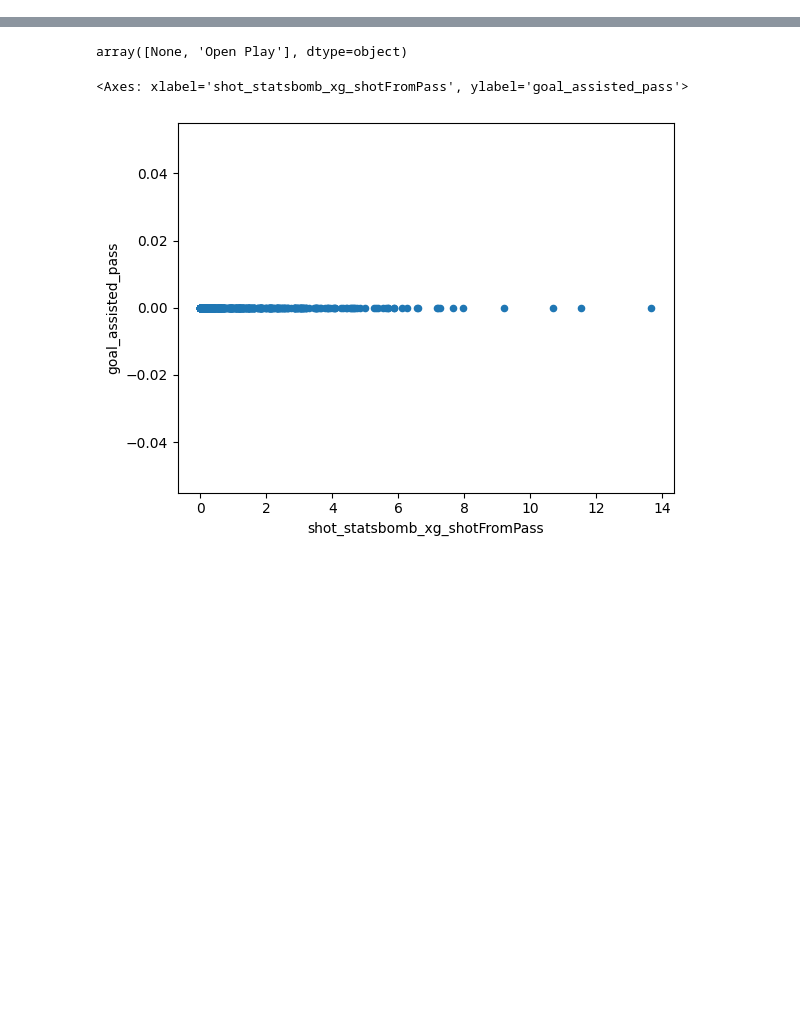
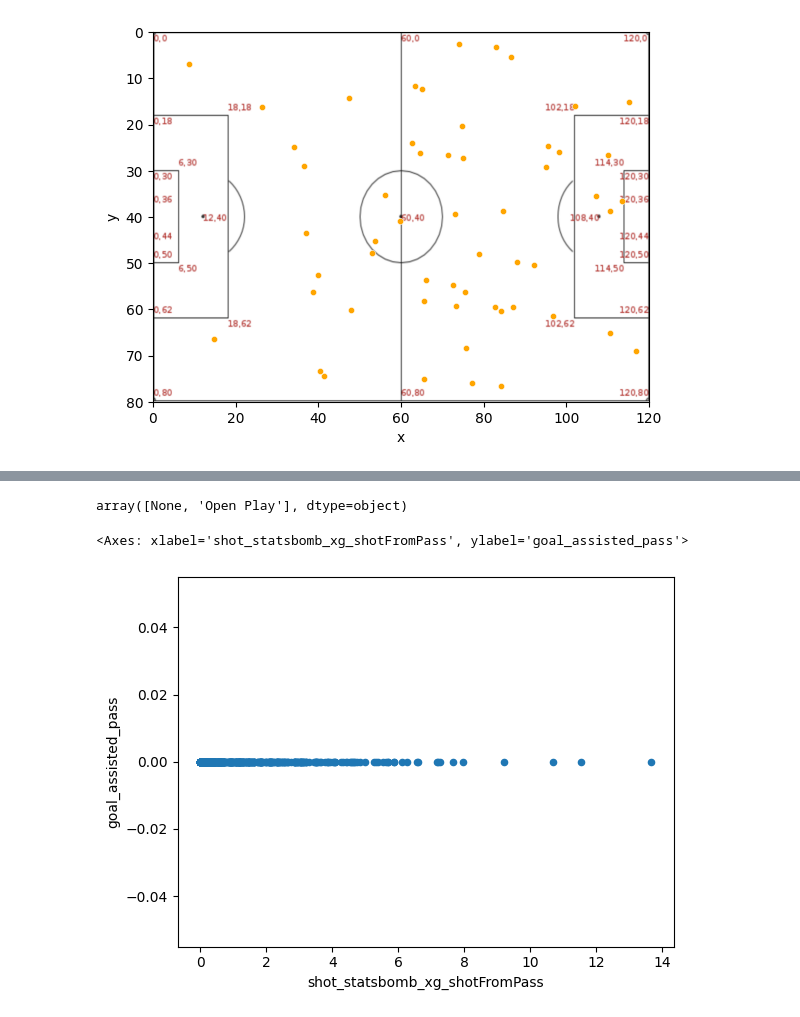
Before and after one commit to emirsglm/Bitirme, a Jupyter notebook: experiments.ipynb, the cells around one changed output, grey strips where cells are left out. Drawn from its saved outputs; the diff is of its cells as text; code cells hidden in the pictures; blank space fills up the shorter version.

```diff
--- a/experiments.ipynb
+++ b/experiments.ipynb
@@ -95,0 +102,29 @@ fouls_received.head(10)
+# %%
+
+# Scatter plot
+bg_image = plt.imread('/Users/emirysaglam/GitHub/Bitirme/pitch.png')
+
+
+# Create figure and axes
+fig, ax = plt.subplots()
+
+# Display the background image
+ax.imshow(bg_image, extent=[0, 120, 80, 0], aspect='auto')
+
+
+# Overlay the heatmap
+extent = [0, 120, 80, 0]
+
+# Optionally, overlay scatter points for better visualization
+sns.scatterplot(data=fdf[fdf["foul_committed_card_foul_commitedJ"]=="Second Yellow"], x='x', y='y', ax=ax, color='orange', alpha=1, s=20)
+
+# Adjust the plot limits to fit the background image
+ax.set_xlim(0, 120)
+ax.set_ylim(0, 80)
+
+# Flip the y-axis to increase downward
+ax.invert_yaxis()
+
+plt.show()
+# %% [output]
+[figure, added]
```
Also changed, not shown: parts of 16 cells of this notebook, 2 other files.
